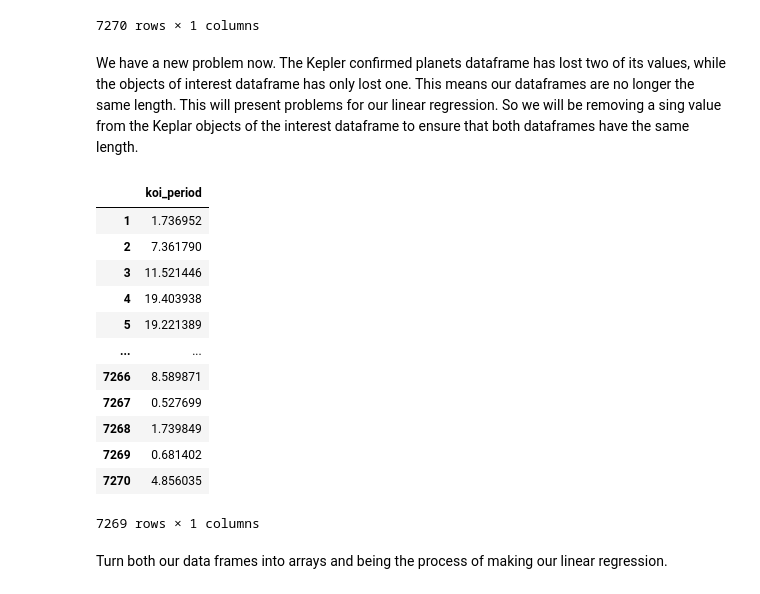
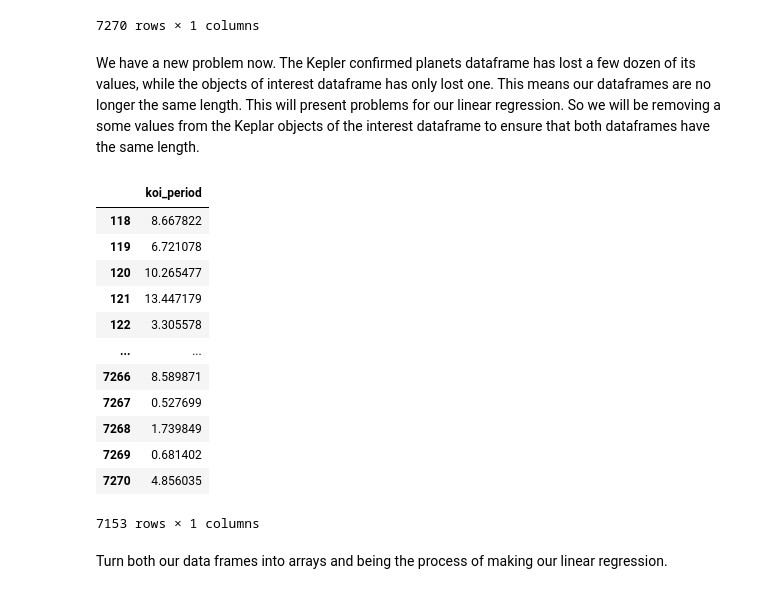
Before and after one commit to Danjstr/AIM-5001, a Jupyter notebook: D_Strauss_Final_Project.ipynb, the cells around one changed output. Cells and saved outputs as stored; diff of their text form; code cells hidden in the pictures.

```diff
--- a/D_Strauss_Final_Project.ipynb
+++ b/D_Strauss_Final_Project.ipynb
@@ -584,7 +588,7 @@ koi_period    129995.7784
 dtype: float64
 # %%
 #Remove the maximum value of the Kepler Object of Intrest orbit
-df5 = df5[df5.koi_period <= 129994.7784]
+df5 = df5[df5.koi_period <= 4309.0]
 #Show the results
 df5
 # %% [output]
@@ -602,26 +606,26 @@ df5
 | 7270 | 4.856035 |
 7270 rows × 1 columns
 # %% [markdown]
-We have a new problem now. The Kepler confirmed planets dataframe has lost two of its values, while the objects of interest dataframe has only lost one. This means our dataframes are no longer the same length. This will present problems for our linear regression. So we will be removing a sing value from the Keplar objects of the interest dataframe to ensure that both dataframes have the same length.
+We have a new problem now. The Kepler confirmed planets dataframe has lost a few dozen of its values, while the objects of interest dataframe has only lost one. This means our dataframes are no longer the same length. This will present problems for our linear regression. So we will be removing a some values from the Keplar objects of the interest dataframe to ensure that both dataframes have the same length.
 # %%
 #Remove 1 value from the Kepler Object of Intrest orbits
-df5 = df5.iloc[1:]
+df5 = df5.iloc[117:]
 #Show the results
 df5
 # %% [output]
 |  | koi_period |
-| 1 | 1.736952 |
-| 2 | 7.361790 |
-| 3 | 11.521446 |
-| 4 | 19.403938 |
-| 5 | 19.221389 |
+| 118 | 8.667822 |
+| 119 | 6.721078 |
+| 120 | 10.265477 |
+| 121 | 13.447179 |
+| 122 | 3.305578 |
 | ... | ... |
 | 7266 | 8.589871 |
 | 7267 | 0.527699 |
 | 7268 | 1.739849 |
 | 7269 | 0.681402 |
 | 7270 | 4.856035 |
-7269 rows × 1 columns
+7153 rows × 1 columns
 # %% [markdown]
 Turn both our data frames into arrays and being the process of making our linear regression.
 # %%
```
Also changed, not shown: parts of 32 cells of this notebook.
